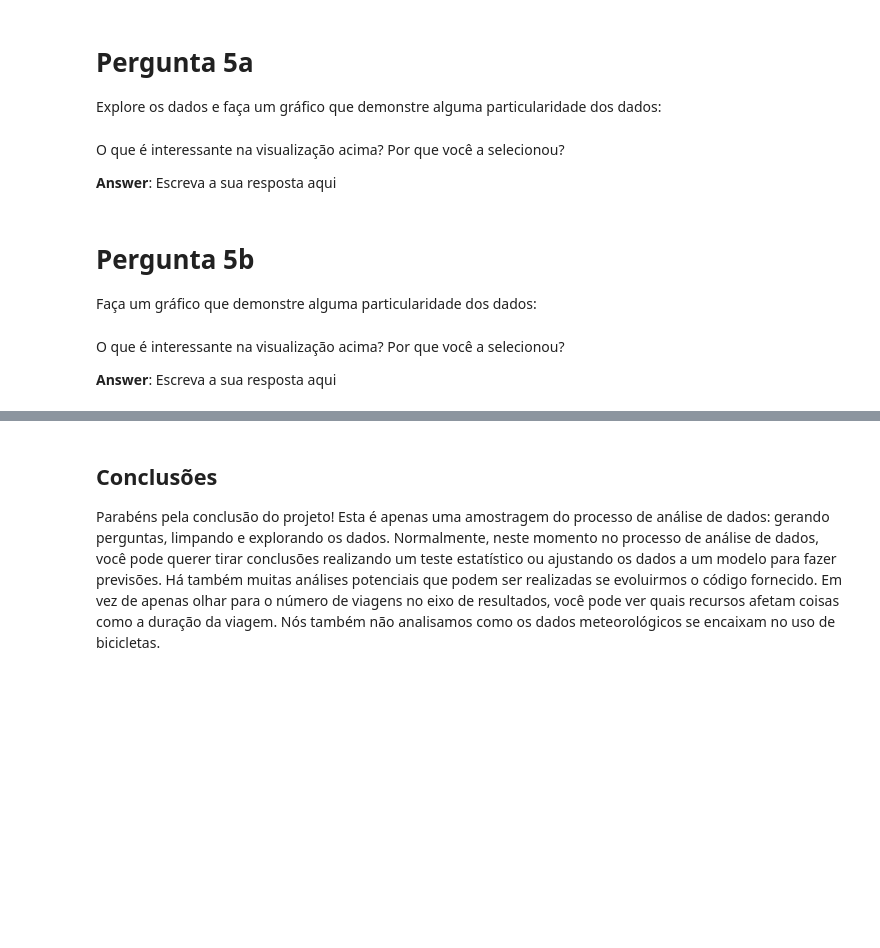
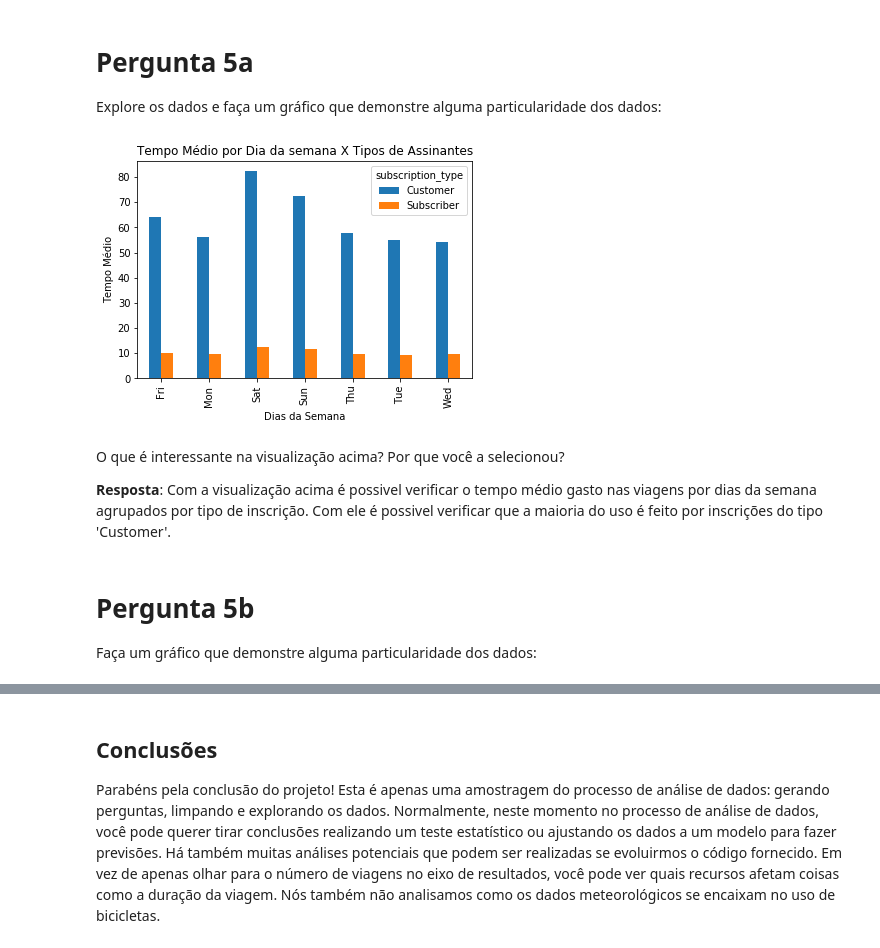
Before and after one commit to mauryrv/Udacity-Bay-Area-Bike-Share, a Jupyter notebook: ndfdsi-bikeshareanalysis/Analise_Bay_Area_Bike_Share-NDFDSI.ipynb, the cells around one changed output, grey strips where cells are left out. Saved outputs shown, nothing was run; the diff lists cells and outputs as text; code cells hidden in the pictures; blank space fills up the shorter version.

```diff
--- a/ndfdsi-bikeshareanalysis/Analise_Bay_Area_Bike_Share-NDFDSI.ipynb
+++ b/ndfdsi-bikeshareanalysis/Analise_Bay_Area_Bike_Share-NDFDSI.ipynb
@@ -475,7 +473,18 @@ Explore os dados e faça um gráfico que demonstre alguma particularidade dos da
-# %% [markdown]
-O que é interessante na visualização acima? Por que você a selecionou?
-
-**Answer**: Escreva a sua resposta aqui
+# %%
+# Gráfico final 1
+average_weekday_subscription = trip_data.groupby(['weekday','subscription_type'])['duration'].mean().unstack()
+average_weekday_subscription.plot(kind='bar')
+
+plt.title('Tempo Médio por Dia da semana X Tipos de Assinantes')
+plt.xlabel('Dias da Semana')
+plt.ylabel('Tempo Médio')
+plt.show()
+# %% [output]
+[figure, added]
+# %% [markdown]
+O que é interessante na visualização acima? Por que você a selecionou?
+
+**Resposta**: Com a visualização acima é possivel verificar o tempo médio gasto nas viagens por dias da semana agrupados por tipo de inscrição. Com ele é possivel verificar que a maioria do uso é feito por inscrições do tipo 'Customer'.
 # %% [markdown]
 # Pergunta 5b
 Faça um gráfico que demonstre alguma particularidade dos dados:
@@ -484,4 +490,0 @@ Faça um gráfico que demonstre alguma particularidade dos dados:
-# %% [markdown]
-O que é interessante na visualização acima? Por que você a selecionou?
-
-**Answer**: Escreva a sua resposta aqui
```
Also changed, not shown: parts of 5 cells of this notebook, 1 other file.
